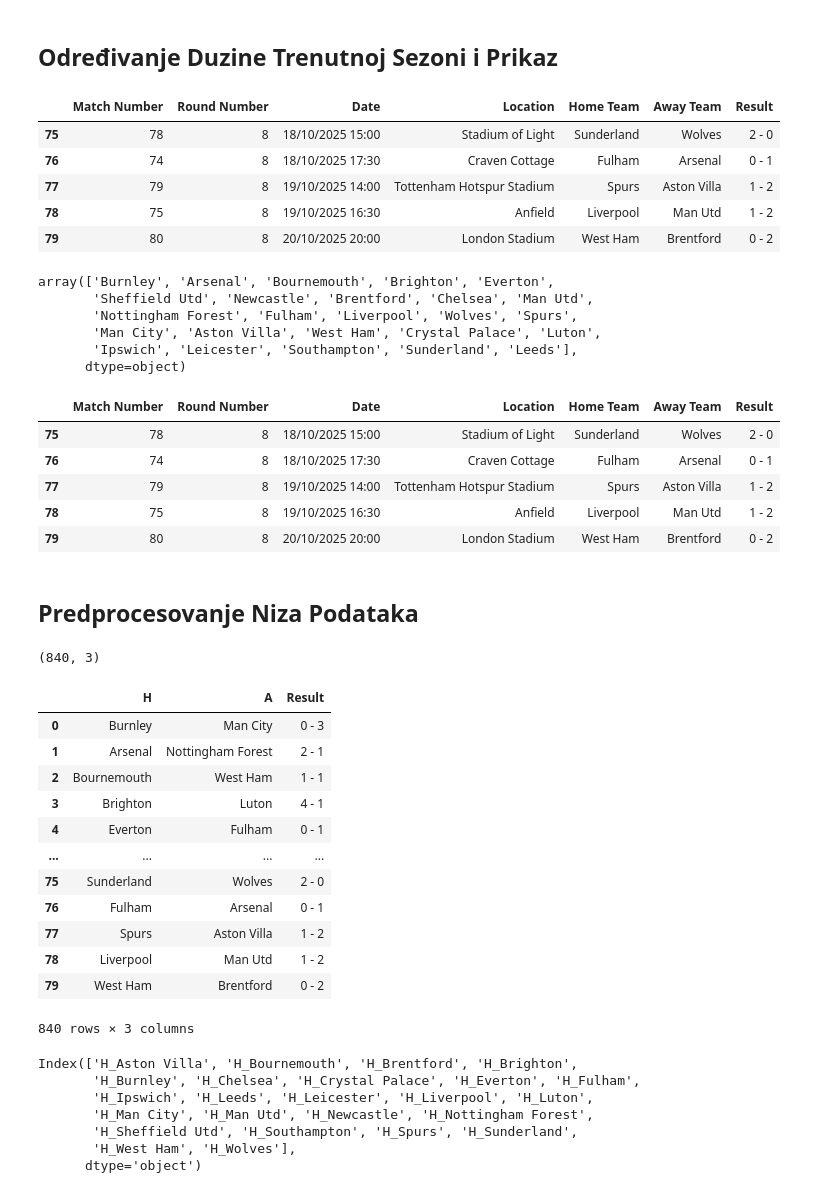
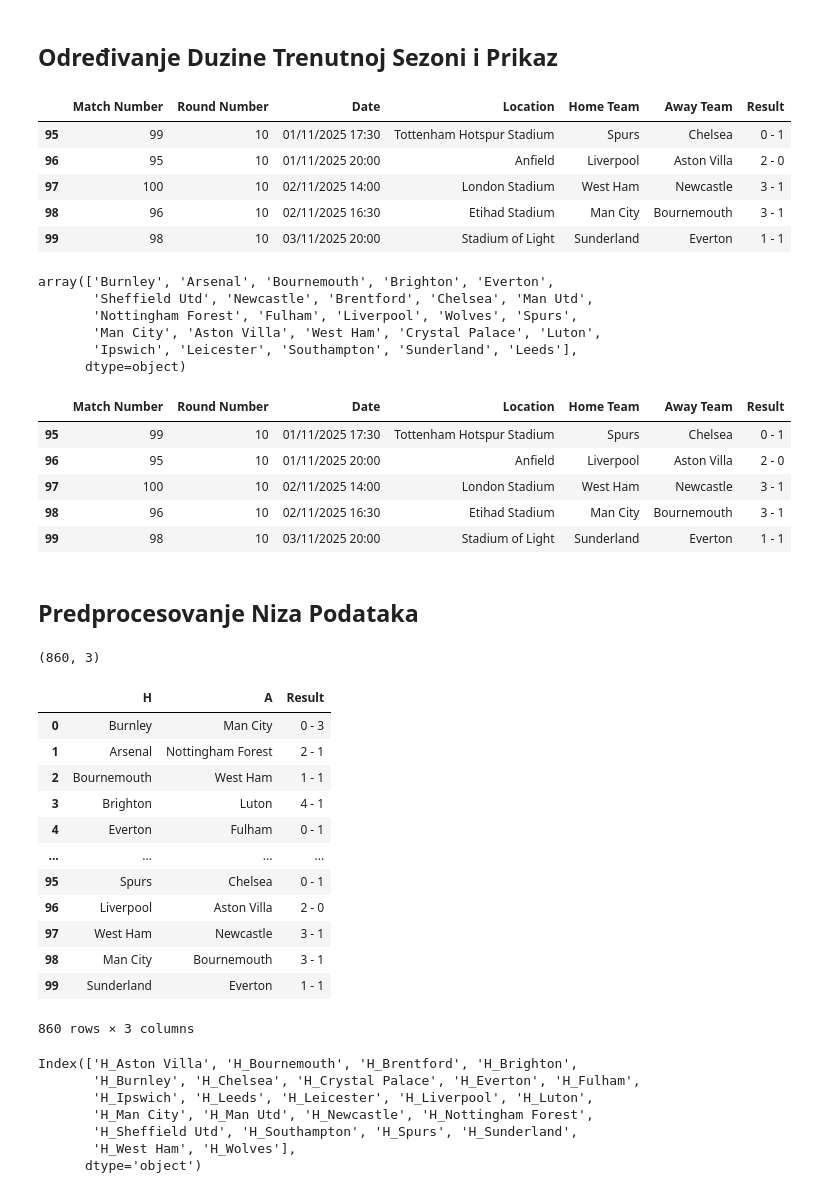
Before and after one commit to AmirBih/predikcija_rezultata_eng, a Jupyter notebook: EPL- float_Predvidjanje_Pobjednika.ipynb, the cells around one changed output. Drawn from its saved outputs; the diff is of its cells as text; code cells hidden in the pictures.

```diff
--- a/EPL- float_Predvidjanje_Pobjednika.ipynb
+++ b/EPL- float_Predvidjanje_Pobjednika.ipynb
@@ -25,15 +25,15 @@ df_24_5["Away Team"] = df_24_5["Away Team"].replace("Nott'm Forest", 'Nottingham
 ## Određivanje Duzine Trenutnoj Sezoni i Prikaz
 # %%
 #odrediti duzinu sezone - OBAVEZNO!!!
-df_25_6 = df_25_6.head(80)
+df_25_6 = df_25_6.head(100)
 df_25_6.tail(5)
 # %% [output]
 |  | Match Number | Round Number | Date | Location | Home Team | Away Team | Result |
-| 75 | 78 | 8 | 18/10/2025 15:00 | Stadium of Light | Sunderland | Wolves | 2 - 0 |
-| 76 | 74 | 8 | 18/10/2025 17:30 | Craven Cottage | Fulham | Arsenal | 0 - 1 |
-| 77 | 79 | 8 | 19/10/2025 14:00 | Tottenham Hotspur Stadium | Spurs | Aston Villa | 1 - 2 |
-| 78 | 75 | 8 | 19/10/2025 16:30 | Anfield | Liverpool | Man Utd | 1 - 2 |
-| 79 | 80 | 8 | 20/10/2025 20:00 | London Stadium | West Ham | Brentford | 0 - 2 |
+| 95 | 99 | 10 | 01/11/2025 17:30 | Tottenham Hotspur Stadium | Spurs | Chelsea | 0 - 1 |
+| 96 | 95 | 10 | 01/11/2025 20:00 | Anfield | Liverpool | Aston Villa | 2 - 0 |
+| 97 | 100 | 10 | 02/11/2025 14:00 | London Stadium | West Ham | Newcastle | 3 - 1 |
+| 98 | 96 | 10 | 02/11/2025 16:30 | Etihad Stadium | Man City | Bournemouth | 3 - 1 |
+| 99 | 98 | 10 | 03/11/2025 20:00 | Stadium of Light | Sunderland | Everton | 1 - 1 |
 # %%
 #sjedinjavanje ta tri df niza podataka - po osi jedan - odnosno uzduž
 df_BL = pd.concat([df_23_4, df_24_5, df_25_6], axis=0)
@@ -52,11 +52,11 @@ array(['Burnley', 'Arsenal', 'Bournemouth', 'Brighton', 'Everton',
 df_BL.tail()
 # %% [output]
 |  | Match Number | Round Number | Date | Location | Home Team | Away Team | Result |
-| 75 | 78 | 8 | 18/10/2025 15:00 | Stadium of Light | Sunderland | Wolves | 2 - 0 |
-| 76 | 74 | 8 | 18/10/2025 17:30 | Craven Cottage | Fulham | Arsenal | 0 - 1 |
-| 77 | 79 | 8 | 19/10/2025 14:00 | Tottenham Hotspur Stadium | Spurs | Aston Villa | 1 - 2 |
-| 78 | 75 | 8 | 19/10/2025 16:30 | Anfield | Liverpool | Man Utd | 1 - 2 |
-| 79 | 80 | 8 | 20/10/2025 20:00 | London Stadium | West Ham | Brentford | 0 - 2 |
+| 95 | 99 | 10 | 01/11/2025 17:30 | Tottenham Hotspur Stadium | Spurs | Chelsea | 0 - 1 |
+| 96 | 95 | 10 | 01/11/2025 20:00 | Anfield | Liverpool | Aston Villa | 2 - 0 |
+| 97 | 100 | 10 | 02/11/2025 14:00 | London Stadium | West Ham | Newcastle | 3 - 1 |
+| 98 | 96 | 10 | 02/11/2025 16:30 | Etihad Stadium | Man City | Bournemouth | 3 - 1 |
+| 99 | 98 | 10 | 03/11/2025 20:00 | Stadium of Light | Sunderland | Everton | 1 - 1 |
 # %% [markdown]
 ## Predprocesovanje Niza Podataka
 # %%
@@ -64,7 +64,7 @@ df_BL.tail()
 df_BL = df_BL.drop(["Match Number","Round Number","Date","Location"],axis=1)
 df_BL.shape
 # %% [output]
-(840, 3)
+(860, 3)
 # %%
 df_BL.rename(columns={"Home Team":"H","Away Team":"A"},inplace=True)
 # %%
@@ -78,12 +78,12 @@ df_BL
 | 3 | Brighton | Luton | 4 - 1 |
 | 4 | Everton | Fulham | 0 - 1 |
 | ... | ... | ... | ... |
-| 75 | Sunderland | Wolves | 2 - 0 |
-| 76 | Fulham | Arsenal | 0 - 1 |
-| 77 | Spurs | Aston Villa | 1 - 2 |
-| 78 | Liverpool | Man Utd | 1 - 2 |
-| 79 | West Ham | Brentford | 0 - 2 |
+| 95 | Spurs | Chelsea | 0 - 1 |
+| 96 | Liverpool | Aston Villa | 2 - 0 |
+| 97 | West Ham | Newcastle | 3 - 1 |
+| 98 | Man City | Bournemouth | 3 - 1 |
+| 99 | Sunderland | Everton | 1 - 1 |
-840 rows × 3 columns
+860 rows × 3 columns
 # %%
 from sklearn.model_selection import train_test_split
 from sklearn.preprocessing import StandardScaler, LabelEncoder, OneHotEncoder
```
Also changed, not shown: parts of 7 cells of this notebook, 6 other files.
